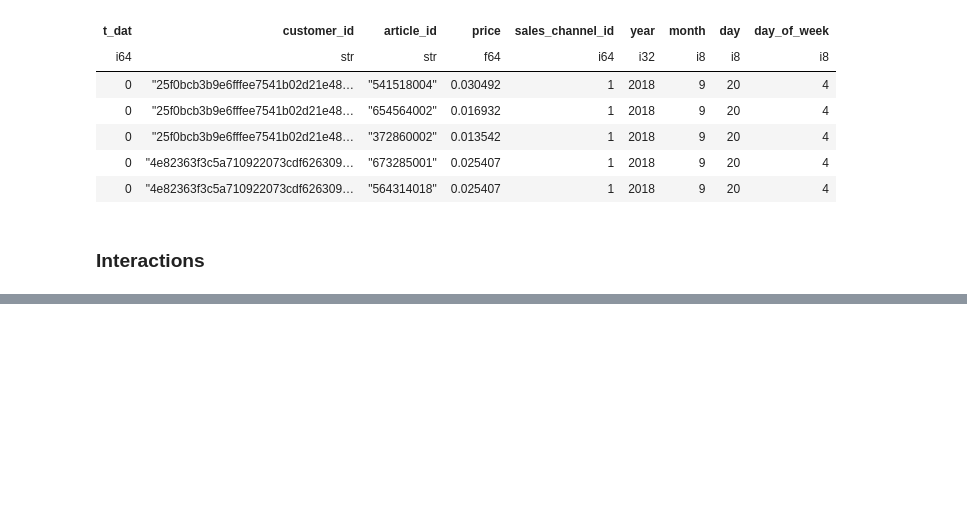
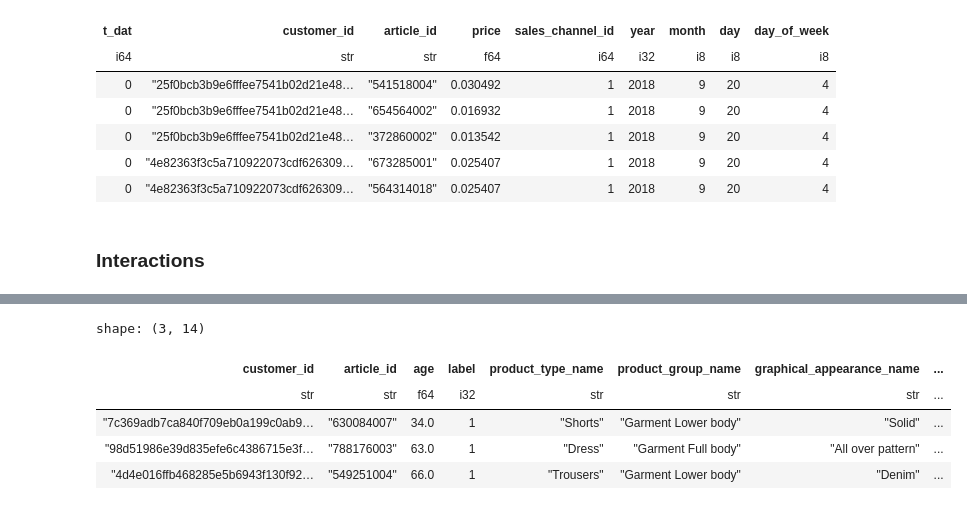
Before and after one commit to Im-Gonzo/GenAI_Custom_Real_Time_Personalized_Recommender, a Jupyter notebook: notebooks/1_feature_computing.ipynb, the cells around one changed output, grey strips where cells are left out. Drawn from its saved outputs; the diff is of its cells as text; code cells hidden in the pictures; blank space fills up the shorter version.

```diff
--- a/notebooks/1_feature_computing.ipynb
+++ b/notebooks/1_feature_computing.ipynb
@@ -80,7 +87,7 @@ shape: (3, 25)
 # %% [markdown]
 ## Articles feature engineering
 # %%
-articles_df = compute_features_articles(articles_df)
+articles_df = compute_features_articles(articles_df, ONLINE, repo_path)
 articles_df.shape
 # %% [output]
 (105542, 27)
@@ -397,0 +441,11 @@ logger.info("✅ Uploaded 'transactions' Feature to BigQuery!")
+# %%
+ranking_df = compute_rankings_dataset(transactions_df, articles_df, customers_df)
+# %%
+ranking_df.head(3)
+# %% [output]
+shape: (3, 14)
+| customer_id | article_id | age | label | product_type_name | product_group_name | graphical_appearance_name | ... |
+| str | str | f64 | i32 | str | str | str | ... |
+| "7c369adb7ca840f709eb0a199c0ab9… | "630084007" | 34.0 | 1 | "Shorts" | "Garment Lower body" | "Solid" | ... |
+| "98d51986e39d835efe6c4386715e3f… | "788176003" | 63.0 | 1 | "Dress" | "Garment Full body" | "All over pattern" | ... |
+| "4d4e016ffb468285e5b6943f130f92… | "549251004" | 66.0 | 1 | "Trousers" | "Garment Lower body" | "Denim" | ... |
```
Also changed, not shown: parts of 28 cells of this notebook, 1 other file.
